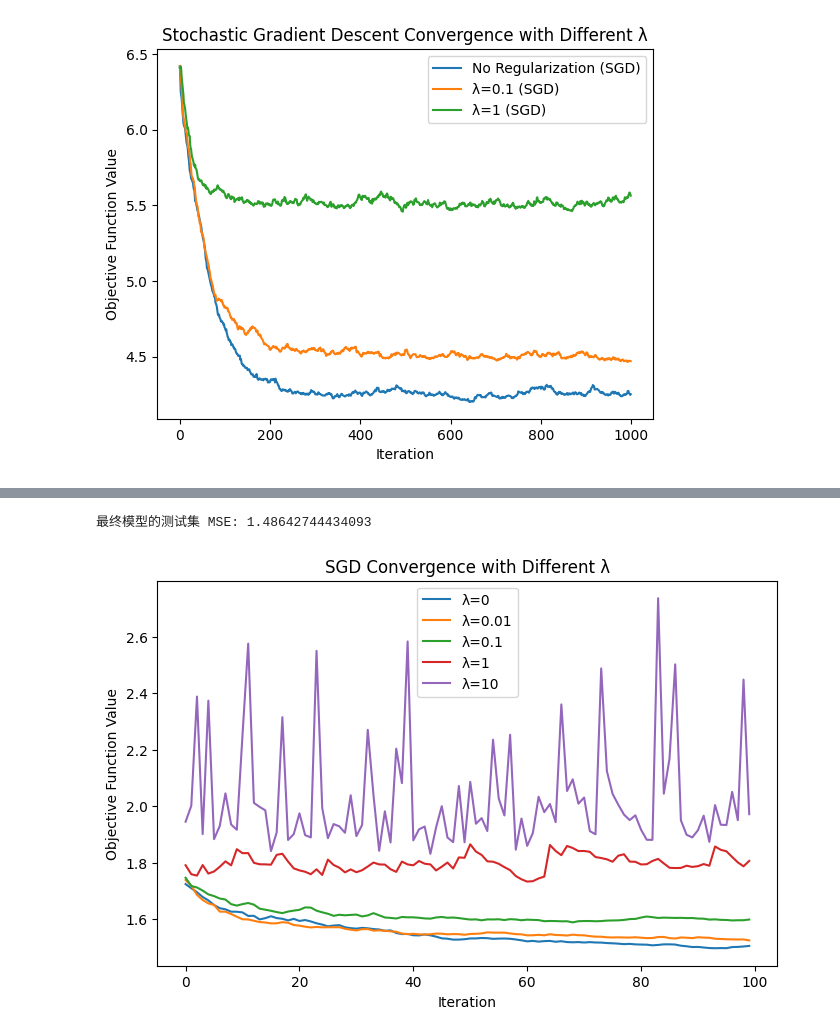
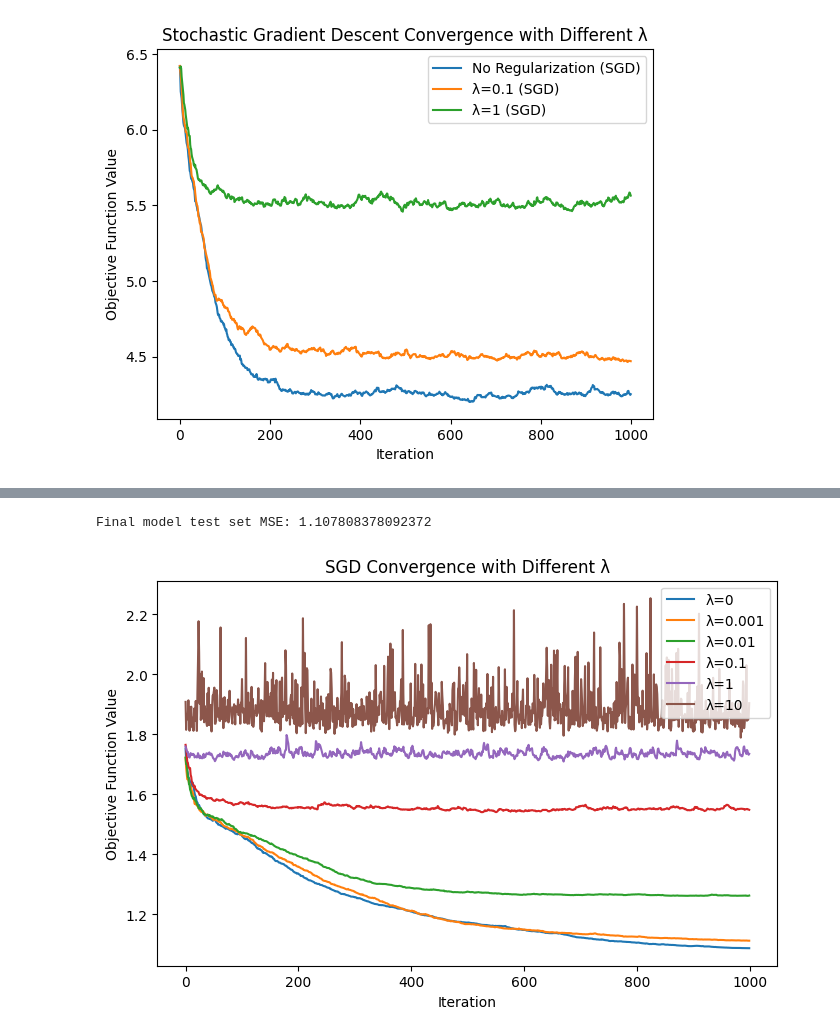
Before and after one commit to HoarfrostRaven/Optimization-for-Machine-Learning, a Jupyter notebook: OML_Projet.ipynb, the cells around one changed output, grey strips where cells are left out. Saved outputs shown, nothing was run; the diff lists cells and outputs as text; code cells hidden in the pictures.

```diff
--- a/OML_Projet.ipynb
+++ b/OML_Projet.ipynb
@@ -292,3 +548,7 @@ def stochastic_gradient_descent(X, y, w_init, eta=0.1, lambda_=0, num_iters=100,
         obj_vals.append(np.mean((y - sigmoid(X @ w))**2) + (lambda_ / 2) * np.linalg.norm(w)**2)
 
     return w, np.array(obj_vals)
+# %%
+# Train initial model
+w_init = np.zeros(X_train.shape[1])
+base_model, _ = stochastic_gradient_descent(X_train, y_train, w_init, eta=0.1, lambda_=0, num_iters=1000)
@@ -295,7 +575,7 @@ def stochastic_gradient_descent(X, y, w_init, eta=0.1, lambda_=0, num_iters=100,
 # %%
-# 我们在 λ = [0, 0.01, 0.1, 1, 10] 之间选择最优 λ
+# Select the optimal λ from [0, 0.001, 0.01, 0.1, 1, 10]
 def cross_validation(lambda_values, X_train, y_train, X_val, y_val, eta=0.1, num_iters=100):
-    """交叉验证选择最佳 λ"""
+    """Compute MSE on the validation set"""
     results = {}
     best_lambda = None
     min_mse = float("inf")
@@ -304,7 +584,7 @@ def cross_validation(lambda_values, X_train, y_train, X_val, y_val, eta=0.1, num
         w_init = np.zeros(X_train.shape[1])
         w, _ = stochastic_gradient_descent(X_train, y_train, w_init, eta=eta, lambda_=lambda_, num_iters=num_iters)
 
-        # 在验证集上计算 MSE
+        # Compute MSE on the validation set
         mse_val = np.mean((y_val - sigmoid(X_val @ w)) ** 2)
         results[lambda_] = mse_val
 
@@ -314,13 +594,13 @@ def cross_validation(lambda_values, X_train, y_train, X_val, y_val, eta=0.1, num
 
     return best_lambda, results
 # %%
-# 运行交叉验证：
-lambda_values = [0, 0.01, 0.1, 1, 10]
-best_lambda, val_results = cross_validation(lambda_values, X_train, y_train, X_val, y_val)
+# Run cross-validation：
+lambda_values = [0, 0.001, 0.01, 0.1, 1, 10]
+best_lambda, val_results = cross_validation(lambda_values, X_train, y_train, X_val, y_val, 0.1, 1000)
 
-print("交叉验证结果:")
+print("Cross-validation results:")
 for lbda, mse_val in val_results.items():
-    print(f"λ={lbda}: 验证集 MSE = {mse_val}")
+    print(f"λ={lbda}: Validation set MSE = {mse_val}")
 
-print(f"最佳 λ = {best_lambda}")
+print(f"Best λ = {best_lambda}")
 # %% [output]
@@ -334,24 +623,24 @@ print(f"最佳 λ = {best_lambda}")
 # %%
-# 训练最终模型
+# Train the final model
 w_init = np.zeros(X_train.shape[1])
-best_model, _ = stochastic_gradient_descent(X_train, y_train, w_init, eta=0.1, lambda_=best_lambda, num_iters=100)
+best_model, _ = stochastic_gradient_descent(X_train, y_train, w_init, eta=0.1, lambda_=best_lambda, num_iters=1000)
 # %%
-# 计算测试集误差
+# Compute test set error
 test_mse = np.mean((y_test - sigmoid(X_test @ best_model)) ** 2)
-print(f"最终模型的测试集 MSE: {test_mse}")
+print(f"Final model test set MSE: {test_mse}")
 # %% [output]
-最终模型的测试集 MSE: 1.48642744434093
+Final model test set MSE: 1.107808378092372
 # %%
 plt.figure(figsize=(8, 5))
 for lambda_ in lambda_values:
     w_init = np.zeros(X_train.shape[1])
-    _, obj_vals = stochastic_gradient_descent(X_train, y_train, w_init, eta=0.1, lambda_=lambda_, num_iters=100)
+    _, obj_vals = stochastic_gradient_descent(X_train, y_train, w_init, eta=0.1, lambda_=lambda_, num_iters=1000)
     plt.plot(obj_vals, label=f"λ={lambda_}")
 
 plt.xlabel("Iteration")
 plt.ylabel("Objective Function Value")
 plt.legend()
 plt.title("SGD Convergence with Different λ")
 plt.show()
 # %% [output]
-[figure, old version]
+[figure, new version]
```
Also changed, not shown: parts of 90 cells of this notebook.
